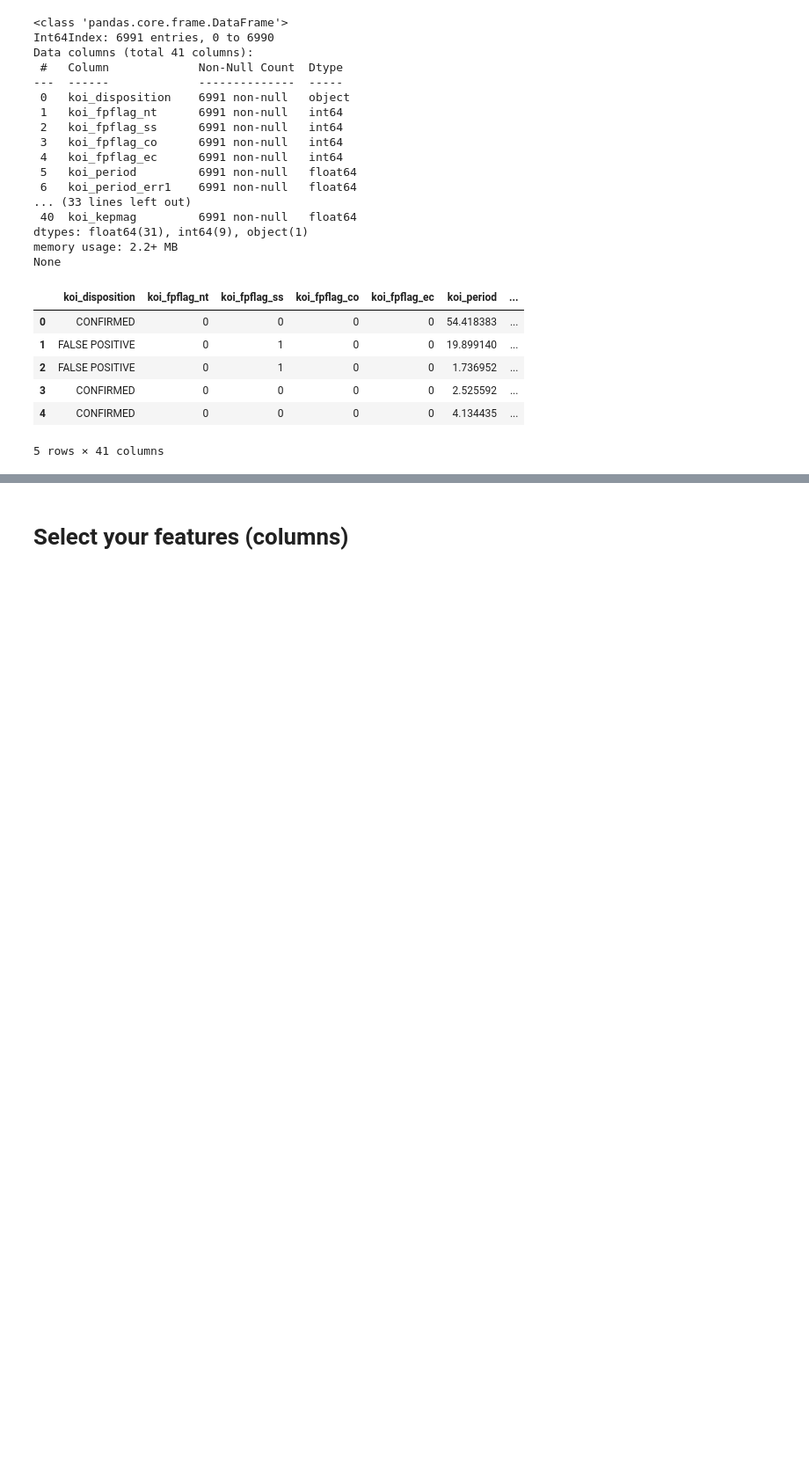
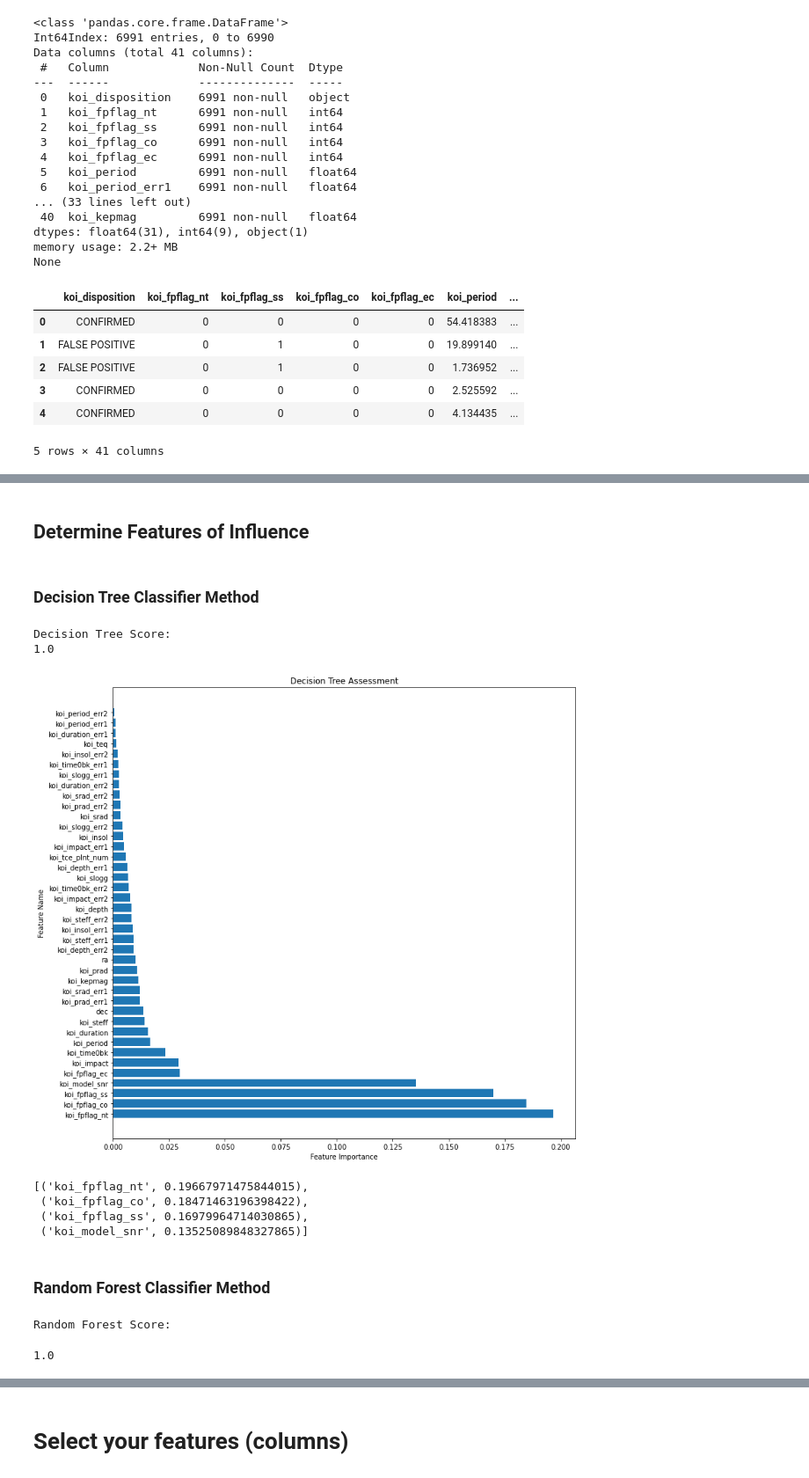
Before and after one commit to NicoleLund/machine-learning-exoplanets, a Jupyter notebook: c_model_1/model_1.ipynb, the cells around one changed output, grey strips where cells are left out. Shown: that part at 88% size. Cells and saved outputs as stored; diff of their text form; code cells hidden in the pictures; blank space fills up the shorter version.

```diff
--- a/c_model_1/model_1.ipynb
+++ b/c_model_1/model_1.ipynb
@@ -87,0 +111,3 @@ None
+# %%
+X_train, X_test, y_train, y_test = train_test_split(
+    X, y, test_size=0.3, random_state=42)
@@ -87,0 +134,12 @@ None
+# %%
+# Encode the y data
+
+# Step 1: Label-encode data set
+label_encoder = LabelEncoder()
+label_encoder.fit(y_train)
+encoded_y_train = label_encoder.transform(y_train)
+encoded_y_test = label_encoder.transform(y_test)
+
+# Step 2: Convert encoded labels to one-hot-encoding
+y_train_categorical = to_categorical(encoded_y_train)
+y_test_categorical = to_categorical(encoded_y_test)
@@ -87,0 +169,47 @@ None
+# %% [markdown]
+## Determine Features of Influence
+# %% [markdown]
+### Decision Tree Classifier Method
+# %%
+# Create and score a decision tree classifier
+tree_clf = tree.DecisionTreeClassifier()
+tree_clf = tree_clf.fit(X_train, y_train)
+print('Decision Tree Score:')
+print(tree_clf.score(X_train, y_train))
+# %% [output]
+Decision Tree Score:
+1.0
+# %%
+# Sort the features by their importance
+tree_feature_sort = sorted(zip(X.columns,tree_clf.feature_importances_),key=itemgetter(1), reverse=True)
+# tree_feature_sort
+# %%
+# Plot Decision Tree Feature Importance
+fig = plt.figure(figsize=[12,12])
+plt.barh(*zip(* (tree_feature_sort)))
+plt.xlabel('Feature Importance')
+plt.ylabel('Feature Name')
+plt.title('Decision Tree Assessment')
+plt.show()
+# %% [output]
+[figure, added]
+# %%
+# Decision Tree Features of Interest
+tree_features = [feature for feature in tree_feature_sort if feature[1] > 0.1]
+tree_features
+# %% [output]
+[('koi_fpflag_nt', 0.19667971475844015),
+ ('koi_fpflag_co', 0.18471463196398422),
+ ('koi_fpflag_ss', 0.16979964714030865),
+ ('koi_model_snr', 0.13525089848327865)]
+# %% [markdown]
+### Random Forest Classifier Method
+# %%
+# Create and score random forest classifier
+rf_clf = RandomForestClassifier(n_estimators=1000)
+rf_clf = rf_clf.fit(X_train, y_train)
+print('Random Forest Score:')
+rf_clf.score(X_train, y_train)
+# %% [output]
+Random Forest Score:
+1.0
```
Also changed, not shown: parts of 23 cells of this notebook.
